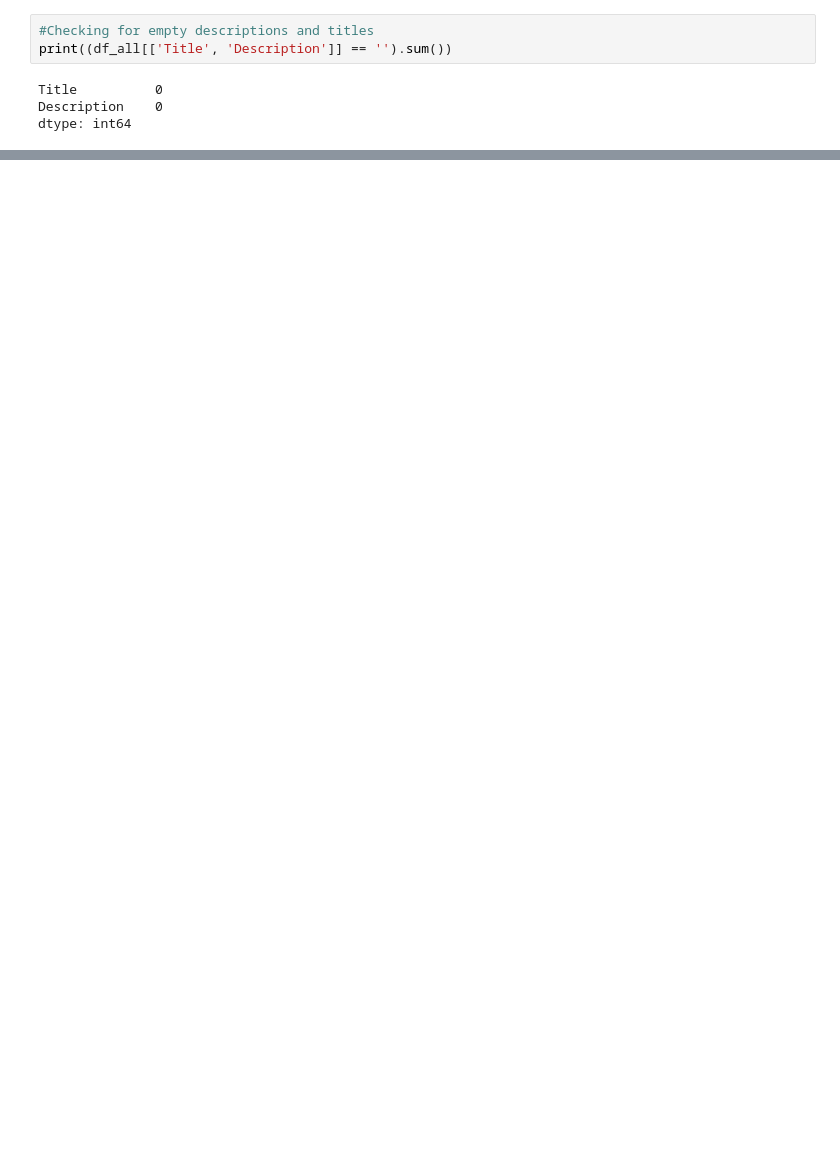
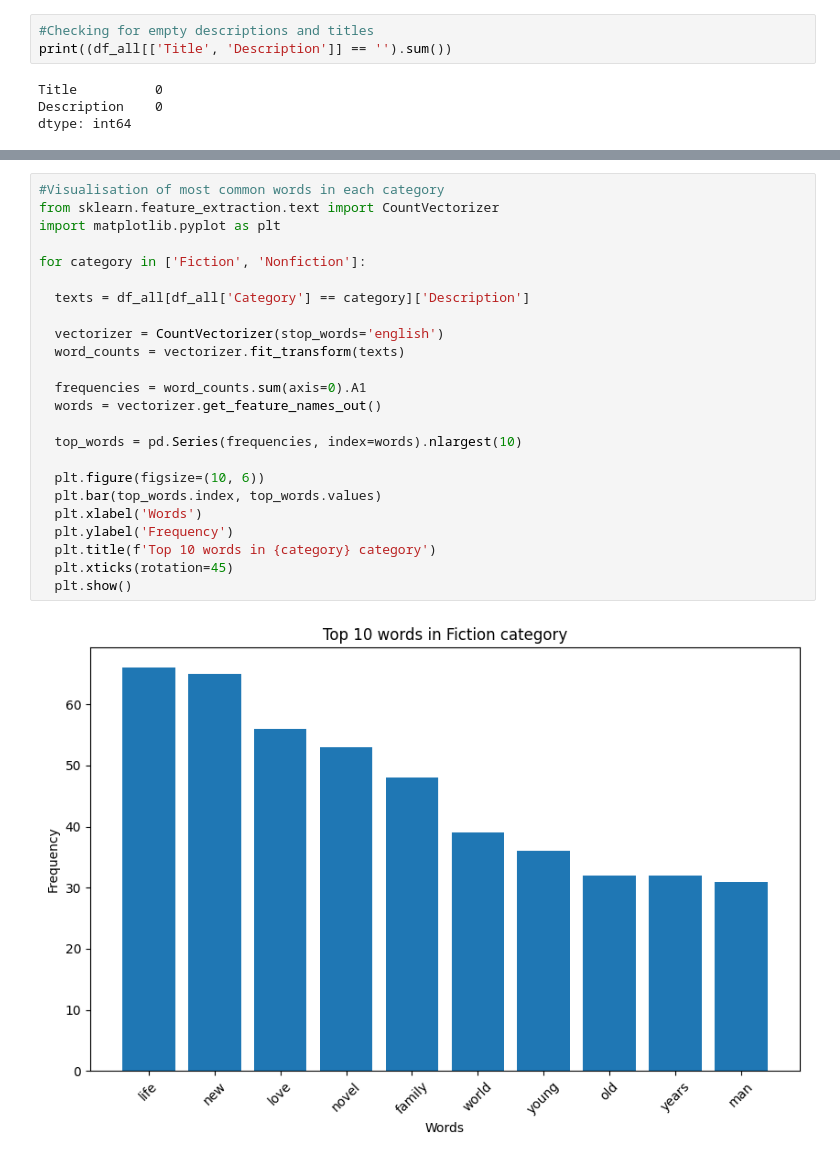
Before and after one commit to matildadaniela/Book-scraping-project, a Jupyter notebook: Book_Scraping_Project.ipynb, the cells around one changed output, grey strips where cells are left out. Drawn from its saved outputs; the diff is of its cells as text; blank space fills up the shorter version.

```diff
--- a/Book_Scraping_Project.ipynb
+++ b/Book_Scraping_Project.ipynb
@@ -162,0 +162,26 @@ dtype: int64
+# %%
+#Visualisation of most common words in each category
+from sklearn.feature_extraction.text import CountVectorizer
+import matplotlib.pyplot as plt
+
+for category in ['Fiction', 'Nonfiction']:
+
+  texts = df_all[df_all['Category'] == category]['Description']
+
+  vectorizer = CountVectorizer(stop_words='english')
+  word_counts = vectorizer.fit_transform(texts)
+
+  frequencies = word_counts.sum(axis=0).A1
+  words = vectorizer.get_feature_names_out()
+
+  top_words = pd.Series(frequencies, index=words).nlargest(10)
+
+  plt.figure(figsize=(10, 6))
+  plt.bar(top_words.index, top_words.values)
+  plt.xlabel('Words')
+  plt.ylabel('Frequency')
+  plt.title(f'Top 10 words in {category} category')
+  plt.xticks(rotation=45)
+  plt.show()
+# %% [output]
+[figure, added]
```
Also changed, not shown: parts of 15 cells of this notebook.
